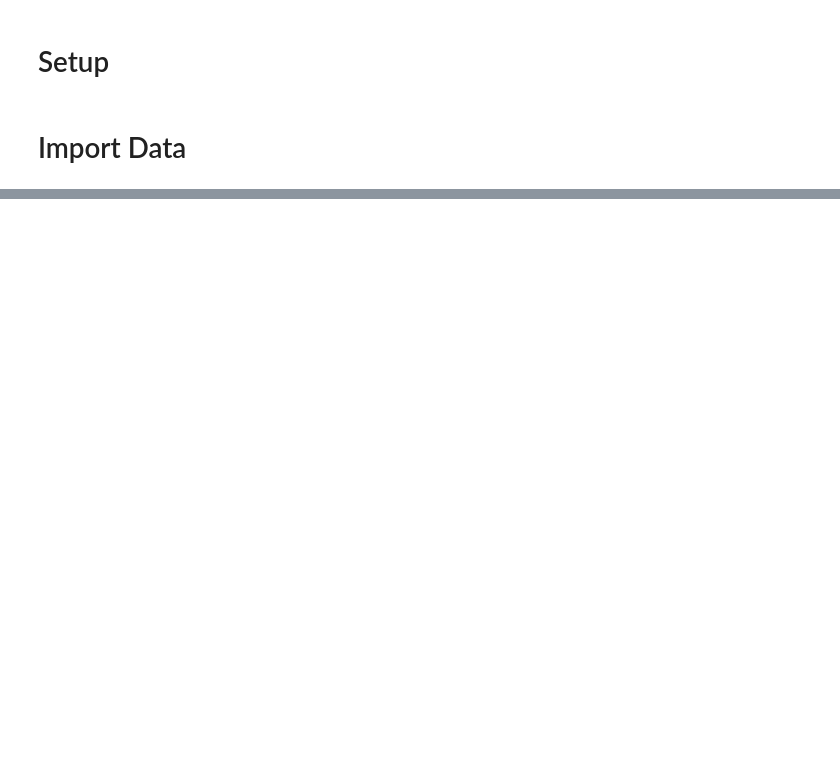
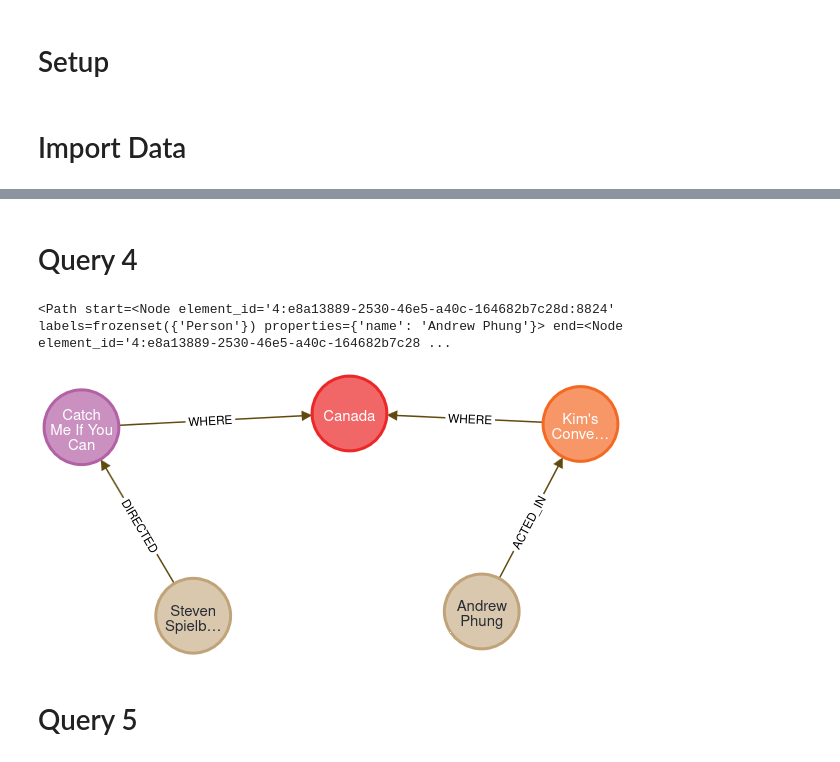
Before and after one commit to bernagit/SIEBG, a Jupyter notebook: 3-Neo4j/main.ipynb, the cells around one changed output, grey strips where cells are left out. Cells and saved outputs as stored; diff of their text form; code cells hidden in the pictures; blank space fills up the shorter version.

```diff
--- a/3-Neo4j/main.ipynb
+++ b/3-Neo4j/main.ipynb
@@ -183,0 +278,28 @@ Tutti i dati sono stati caricati con successo nel database Neo4j!
+# %% [markdown]
+# Query 4
+# %%
+# Trovare il percorso più breve tra due persone (a scelta dello studente) e visualizzarlo
+# come sottografo
+
+actor1 = 'Andrew Phung'
+actor2 = 'Steven Spielberg'
+
+query = """
+MATCH (p1:Person {name: $actor1}), (p2:Person {name: $actor2}),
+path = shortestPath((p1)-[*]-(p2))
+RETURN path
+"""
+
+session = driver.session()
+result = session.run(query, {'actor1': actor1, 'actor2': actor2})
+
+for record in result:
+	print(record['path'])
+
+img = Image.open('shortest.png')
+display(img)
+# %% [output]
+<Path start=<Node element_id='4:e8a13889-2530-46e5-a40c-164682b7c28d:8824' labels=frozenset({'Person'}) properties={'name': 'Andrew Phung'}> end=<Node element_id='4:e8a13889-2530-46e5-a40c-164682b7c28 ...
+[figure, added]
+# %% [markdown]
+# Query 5
```
Also changed, not shown: parts of 11 cells of this notebook, 2 other files.
